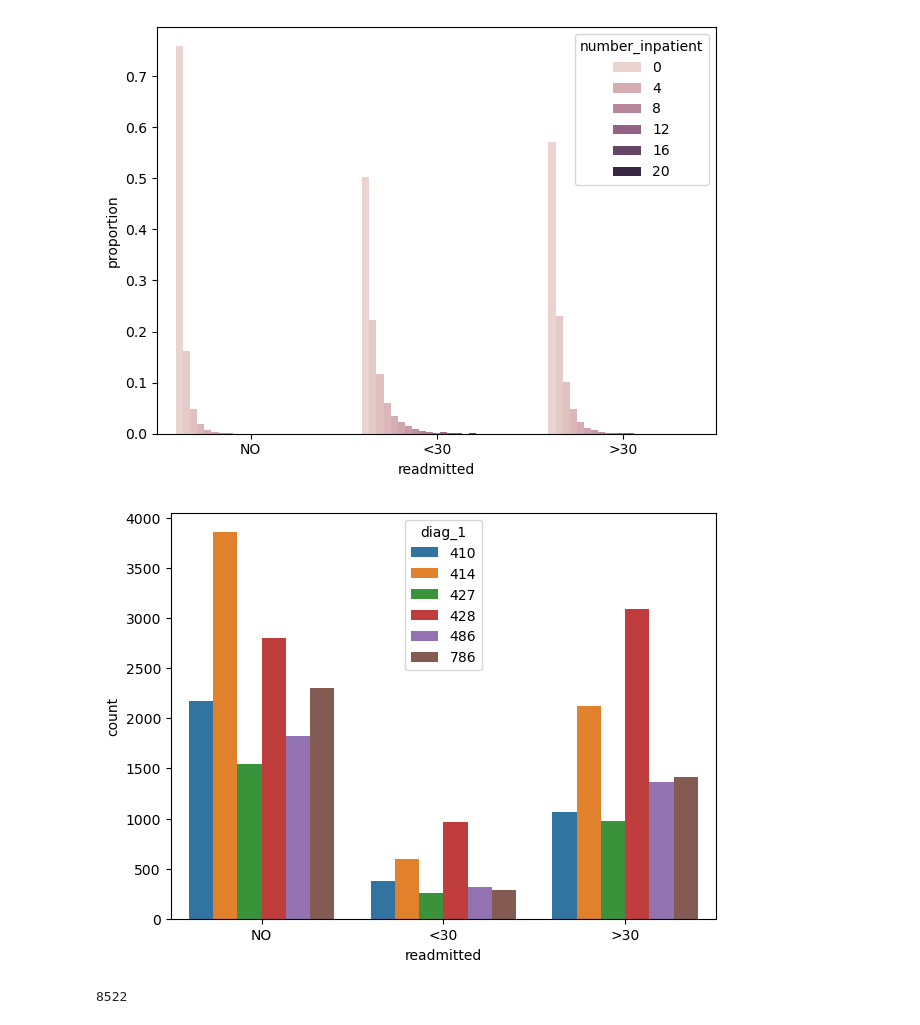
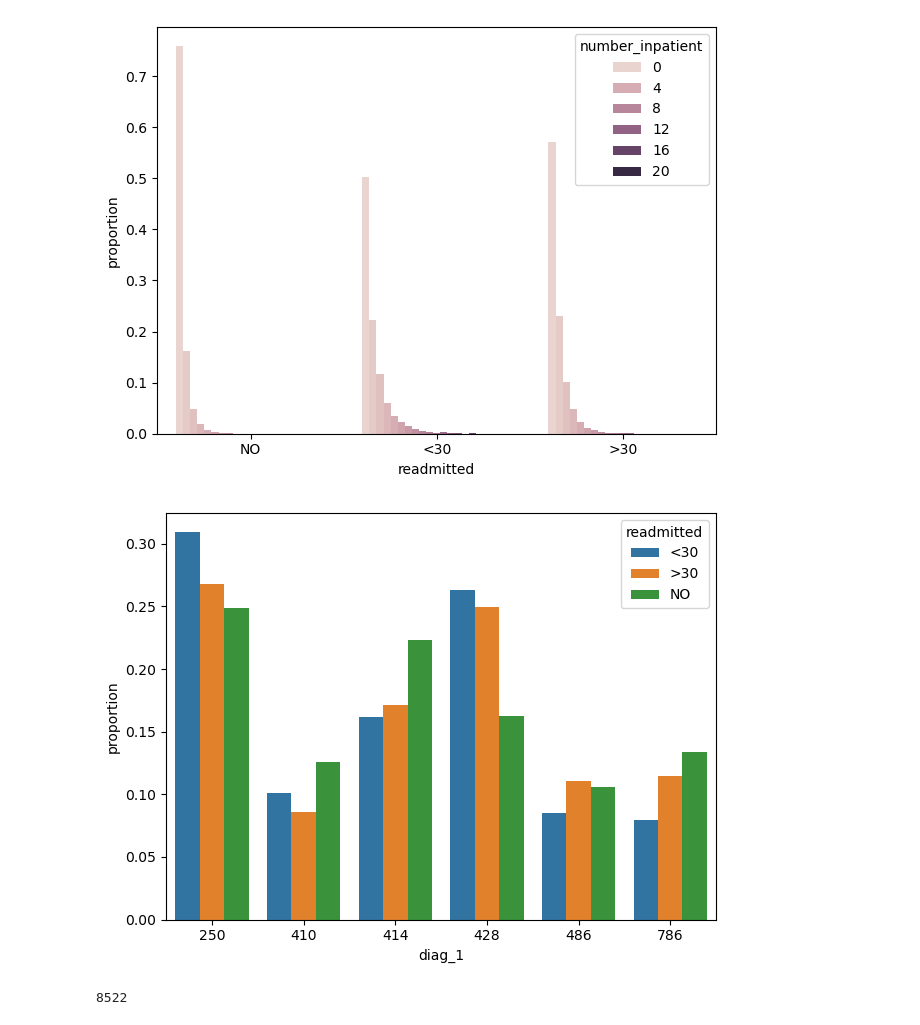
Before and after one commit to tonyinarula/Kaggle-Diabetes, a Jupyter notebook: analysis.ipynb, the cells around one changed output. Drawn from its saved outputs; the diff is of its cells as text; code cells hidden in the pictures.

Commit message:
Change variables for diagnosis readmission figs and fix ICD-9 code entry error

```diff
--- a/analysis.ipynb
+++ b/analysis.ipynb
@@ -234,20 +232,19 @@ plt.tight_layout()
 # %%
 top_diagnoses = df['diag_1'].value_counts().head(6).index
 df_filtered = df[df['diag_1'].isin(top_diagnoses)]
 diagnosis_df = (df_filtered.groupby(by = ['diag_1', 'readmitted'])
      .size()
      .reset_index(name='count')
 )
 diagnosis_df['proportion'] = diagnosis_df.groupby('readmitted')['count'].transform(lambda x: x / x.sum())
 sns.barplot(data = diagnosis_df,
-            x = 'readmitted',
-            y = 'count',
-            hue = 'diag_1',
-            errorbar = 'se',
-            order = ['NO', '<30', '>30'])
+            x = 'diag_1',
+            y = 'proportion',
+            hue = 'readmitted',
+            errorbar = 'se')
 plt.tight_layout()
 # %% [output]
-[figure, old version]
+[figure, new version]
 # %%
 # primary diagnosis of ICD-9 code 250 is miswritten as 250.00, 250.01, etc.
 # I want to check how many patients have diabetes as primary diagnosis
```
Also changed, not shown: parts of 3 cells of this notebook.
